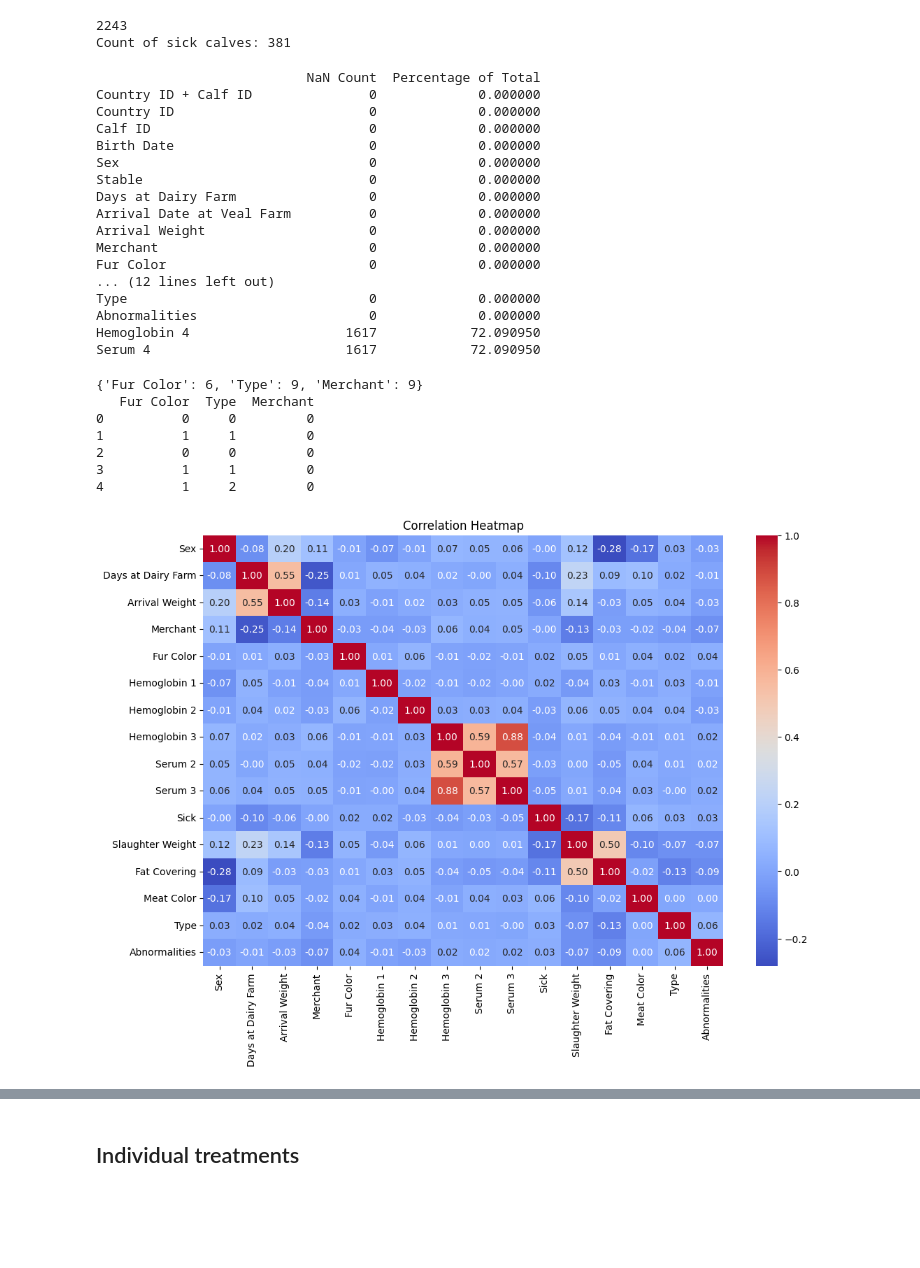
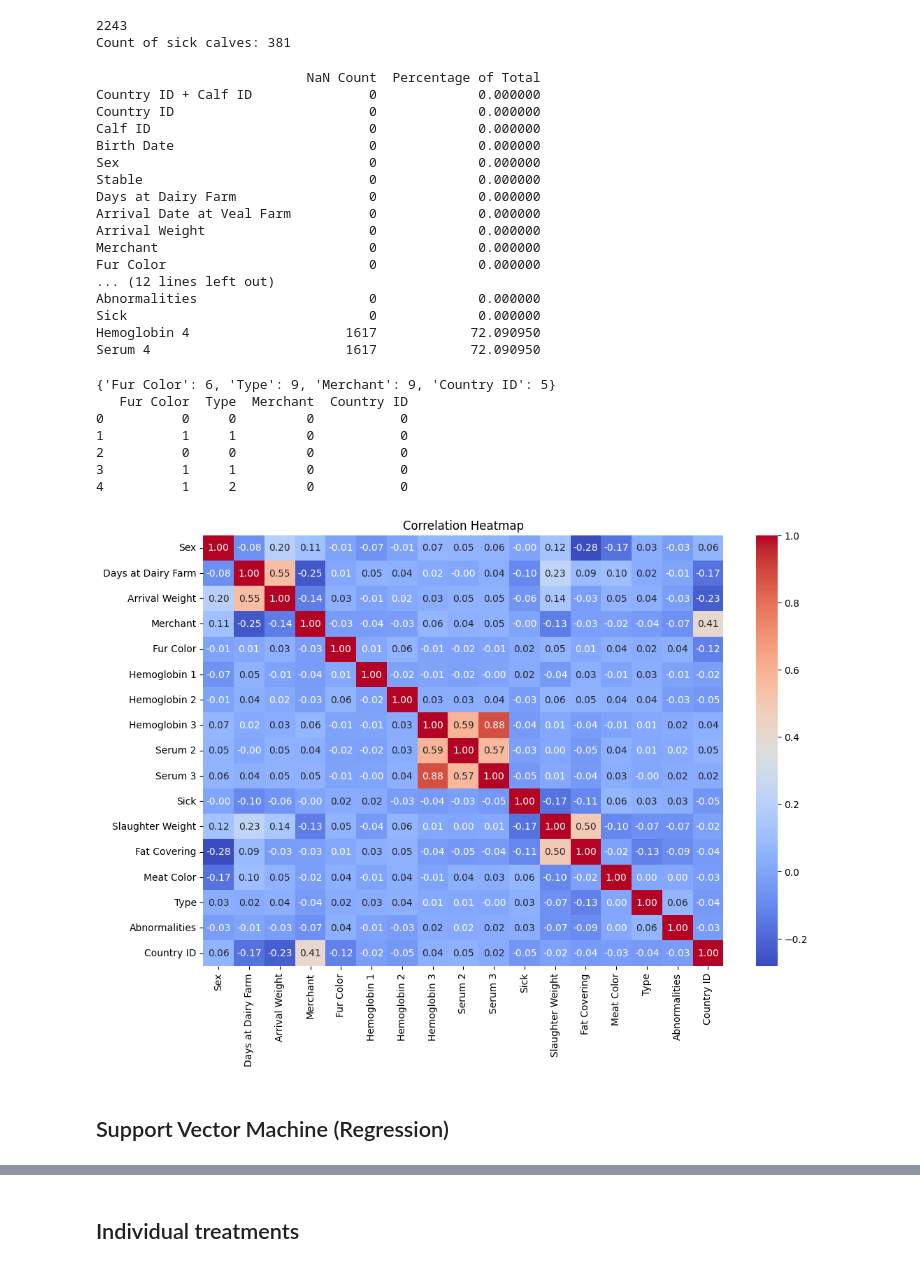
Before and after one commit to AI-Farming-Thewi/cows_analysis, a Jupyter notebook: Farms analysis.ipynb, the cells around one changed output, grey strips where cells are left out. Cells and saved outputs as stored; diff of their text form; code cells hidden in the pictures; blank space fills up the shorter version.

```diff
--- a/Farms analysis.ipynb
+++ b/Farms analysis.ipynb
@@ -469,13 +478,13 @@ new_column_order = [
     'Serum 2',
     'Serum 3',
     'Sickness Date',
-    'Sick',
     'Slaughter Date',
     'Slaughter Weight',
     'Fat Covering',
     'Meat Color',
     'Type',
-    'Abnormalities'
+    'Abnormalities',
+    'Sick'
 ]
 
 df_final_cleaned_2412242_pali = df_final_cleaned[new_column_order]
@@ -484,5 +493,5 @@ print(df_final_cleaned_2412242_pali.columns)
 
 pd.set_option('display.max_columns', None)
 
-print(df_final_cleaned_2412242_pali.sample(5))
+df_final_cleaned_2412242_pali.sample(5)
 # %% [output]
@@ -2957,45 +2964,49 @@ Arrival Weight                     0             0.000000
 Merchant                           0             0.000000
 Fur Color                          0             0.000000
 ... (12 lines left out)
-Type                               0             0.000000
 Abnormalities                      0             0.000000
+Sick                               0             0.000000
 Hemoglobin 4                    1617            72.090950
 Serum 4                         1617            72.090950
 # %%
 combined_df['Fur Color'] = pd.factorize(combined_df['Fur Color'])[0]
 combined_df['Type'] = pd.factorize(combined_df['Type'])[0]
 combined_df['Merchant'] = pd.factorize(combined_df['Merchant'])[0]
+combined_df['Country ID'] = pd.factorize(combined_df['Country ID'])[0]
 
 unique_counts = {
     'Fur Color': combined_df['Fur Color'].nunique(),
     'Type': combined_df['Type'].nunique(),
     'Merchant': combined_df['Merchant'].nunique(),
+    'Country ID': combined_df['Country ID'].nunique()
 }
 
 print(unique_counts)
 
-print(combined_df[['Fur Color', 'Type', 'Merchant']].head(5))
+print(combined_df[['Fur Color', 'Type', 'Merchant', 'Country ID']].head(5))
 # %% [output]
-{'Fur Color': 6, 'Type': 9, 'Merchant': 9}
-   Fur Color  Type  Merchant
-0          0     0         0
-1          1     1         0
-2          0     0         0
-3          1     1         0
-4          1     2         0
+{'Fur Color': 6, 'Type': 9, 'Merchant': 9, 'Country ID': 5}
+   Fur Color  Type  Merchant  Country ID
+0          0     0         0           0
+1          1     1         0           0
+2          0     0         0           0
+3          1     1         0           0
+4          1     2         0           0
 # %%
 numeric_df = combined_df[['Sex', 'Days at Dairy Farm', 'Arrival Weight',
                           'Merchant', 'Fur Color', 'Hemoglobin 1',
                           'Hemoglobin 2', 'Hemoglobin 3', 'Serum 2',
                           'Serum 3', 'Sick', 'Slaughter Weight',
                           'Fat Covering', 'Meat Color', 'Type',
-                          'Abnormalities']]
+                          'Abnormalities', 'Country ID']]
 
 correlations = numeric_df.corr()
 
 plt.figure(figsize=(12, 8))
 sns.heatmap(correlations, annot=True, fmt=".2f", cmap='coolwarm', cbar=True)
 plt.title('Correlation Heatmap')
 plt.show()
 # %% [output]
-[figure, old version]
+[figure, new version]
+# %% [markdown]
+## Support Vector Machine (Regression)
```
Also changed, not shown: parts of 13 cells of this notebook.
